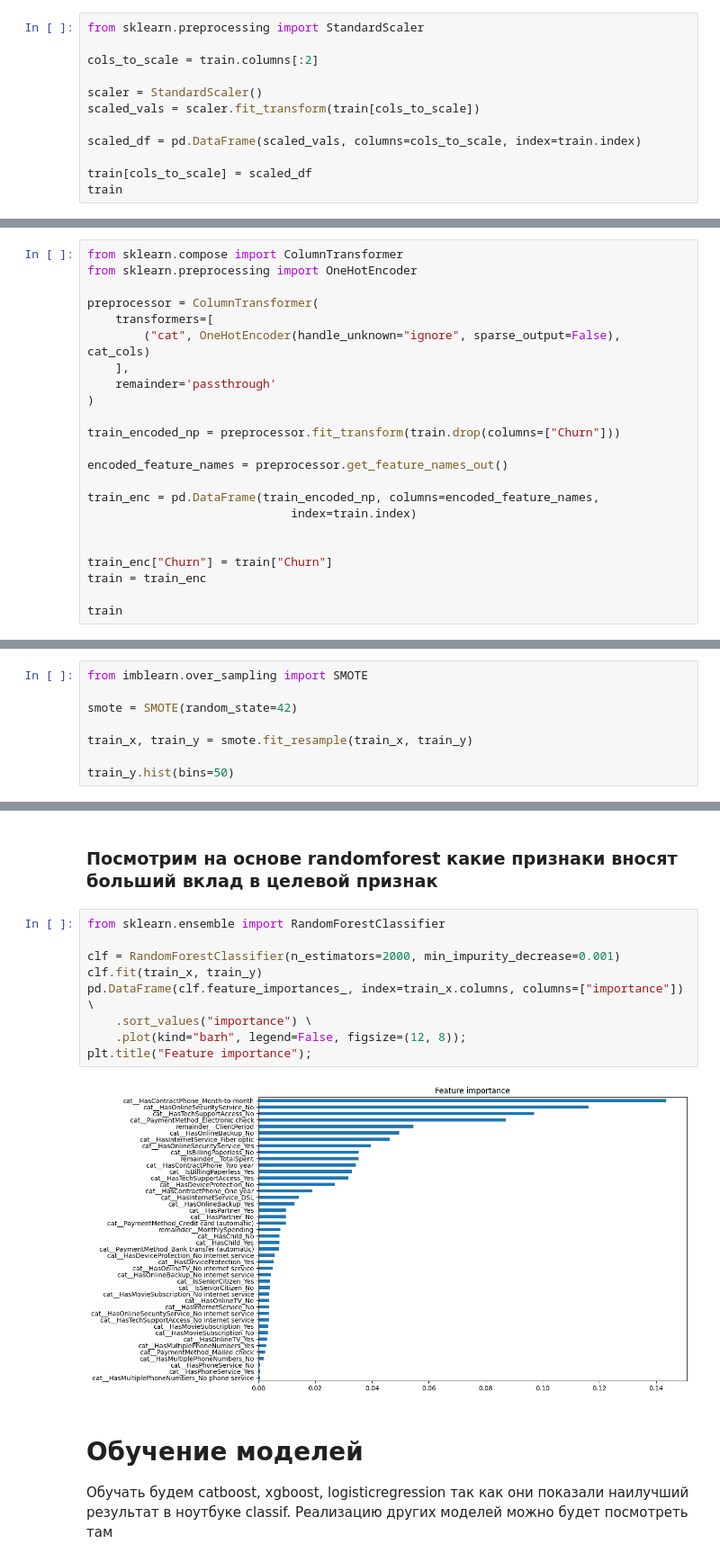
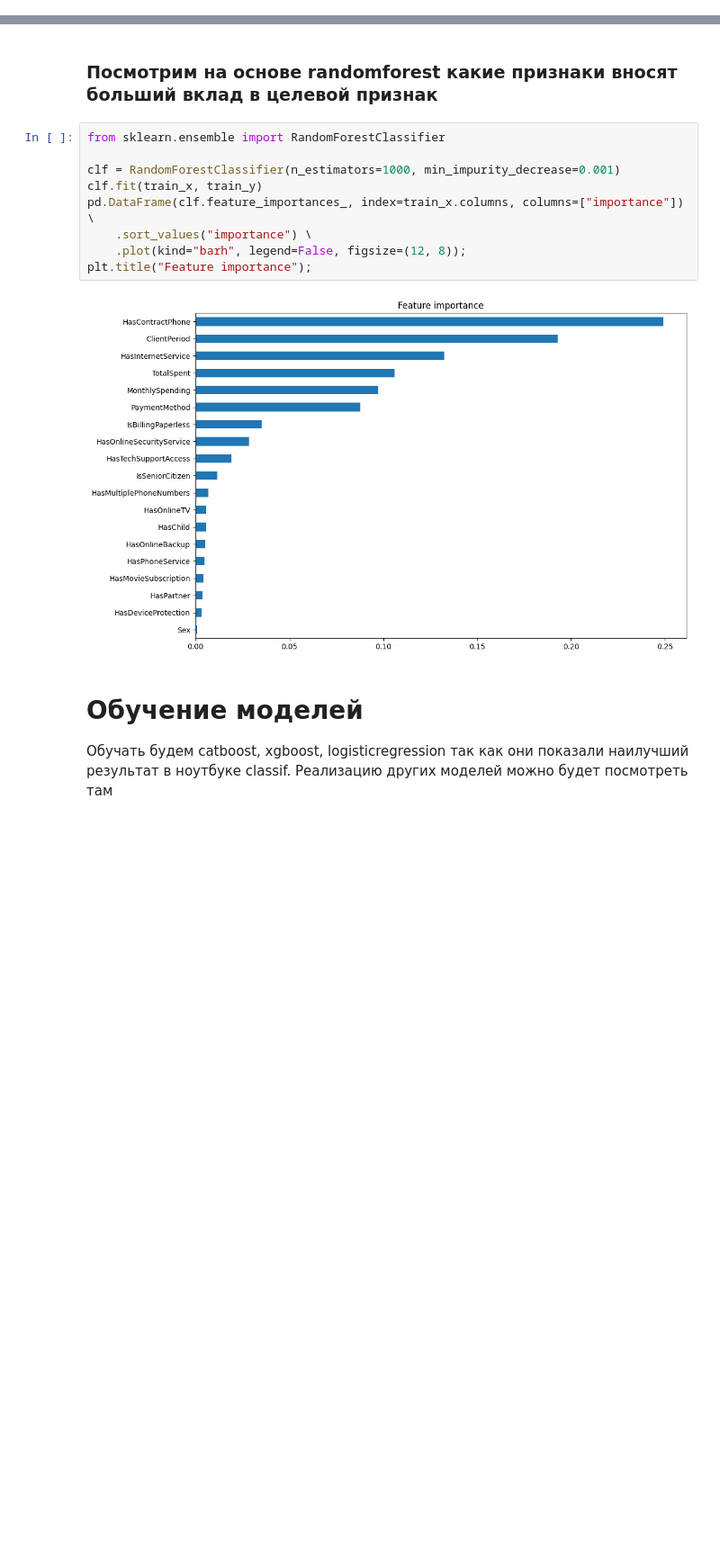
Before and after one commit to Chillibumbik/ML_study, a Jupyter notebook: first_practical_task/pv_2.ipynb, the cells around one changed output, grey strips where cells are left out. Shown at 90% size. Cells and saved outputs as stored; diff of their text form; blank space fills up the shorter version.

```diff
--- a/first_practical_task/pv_2.ipynb
+++ b/first_practical_task/pv_2.ipynb
@@ -366,12 +339,0 @@ from sklearn.metrics import roc_auc_score
-# %%
-from sklearn.preprocessing import StandardScaler
-
-cols_to_scale = train.columns[:2]
-
-scaler = StandardScaler()
-scaled_vals = scaler.fit_transform(train[cols_to_scale])
-
-scaled_df = pd.DataFrame(scaled_vals, columns=cols_to_scale, index=train.index)
-
-train[cols_to_scale] = scaled_df
-train
@@ -415,23 +339,0 @@ commit
-# %%
-from sklearn.compose import ColumnTransformer
-from sklearn.preprocessing import OneHotEncoder
-
-preprocessor = ColumnTransformer(
-    transformers=[
-        ("cat", OneHotEncoder(handle_unknown="ignore", sparse_output=False), cat_cols)
-    ],
-    remainder='passthrough'
-)
-
-train_encoded_np = preprocessor.fit_transform(train.drop(columns=["Churn"]))
-
-encoded_feature_names = preprocessor.get_feature_names_out()
-
-train_enc = pd.DataFrame(train_encoded_np, columns=encoded_feature_names,
-                             index=train.index)
-
-
-train_enc["Churn"] = train["Churn"]
-train = train_enc
-
-train
@@ -479,8 +360,0 @@ train_x
-# %%
-from imblearn.over_sampling import SMOTE
-
-smote = SMOTE(random_state=42)
-
-train_x, train_y = smote.fit_resample(train_x, train_y)
-
-train_y.hist(bins=50)
@@ -492,14 +373,14 @@ train_y.hist(bins=50)
 # %%
 from sklearn.ensemble import RandomForestClassifier
 
-clf = RandomForestClassifier(n_estimators=2000, min_impurity_decrease=0.001)
+clf = RandomForestClassifier(n_estimators=1000, min_impurity_decrease=0.001)
 clf.fit(train_x, train_y)
 pd.DataFrame(clf.feature_importances_, index=train_x.columns, columns=["importance"]) \
     .sort_values("importance") \
     .plot(kind="barh", legend=False, figsize=(12, 8));
 plt.title("Feature importance");
 # %% [output]
-[figure, old version]
+[figure, new version]
 # %% [markdown]
 # Обучение моделей
 Обучать будем catboost, xgboost, logisticregression так как они показали наилучший результат в ноутбуке classif. Реализацию других моделей можно будет посмотреть там
```
Also changed, not shown: parts of 55 cells of this notebook, 15 other files.
